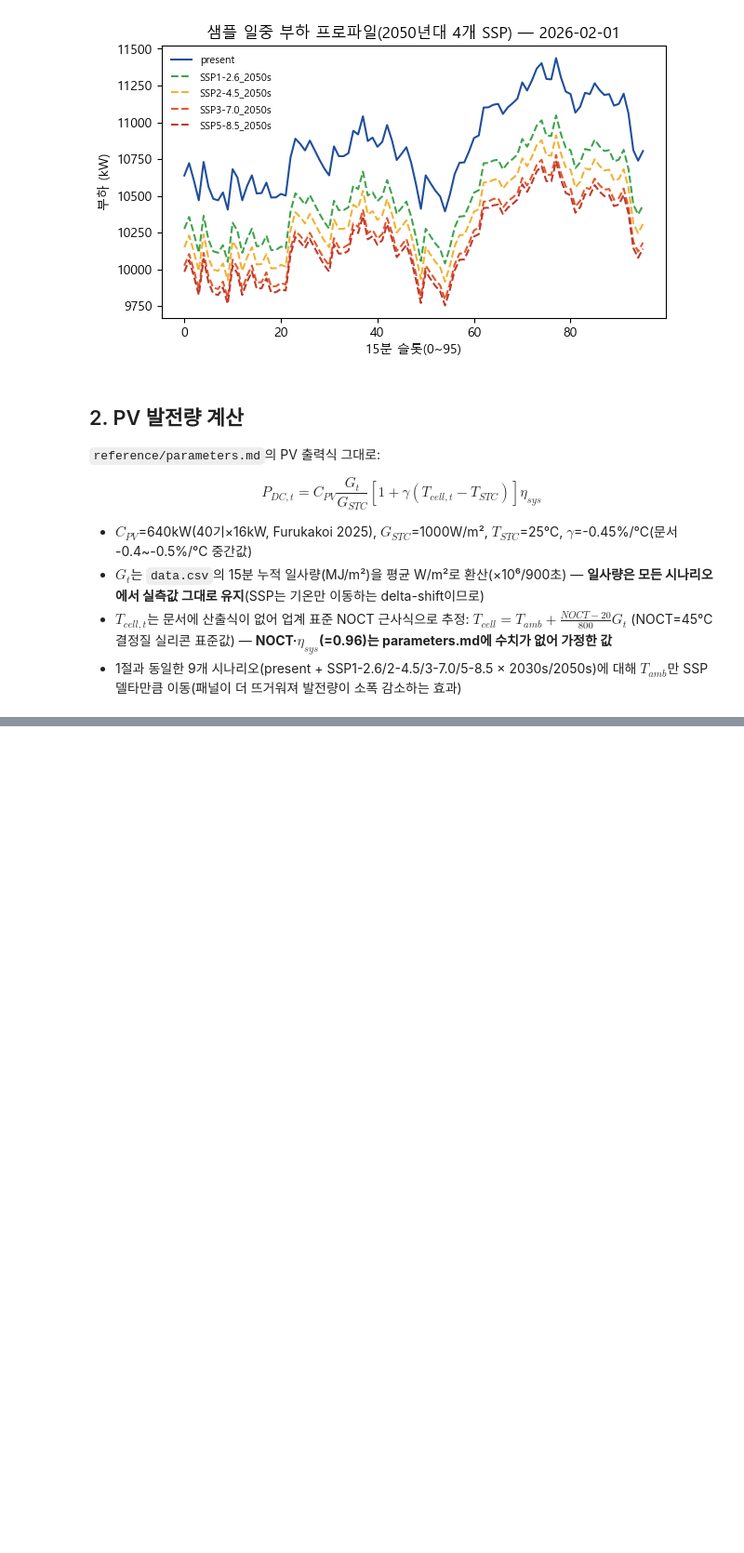
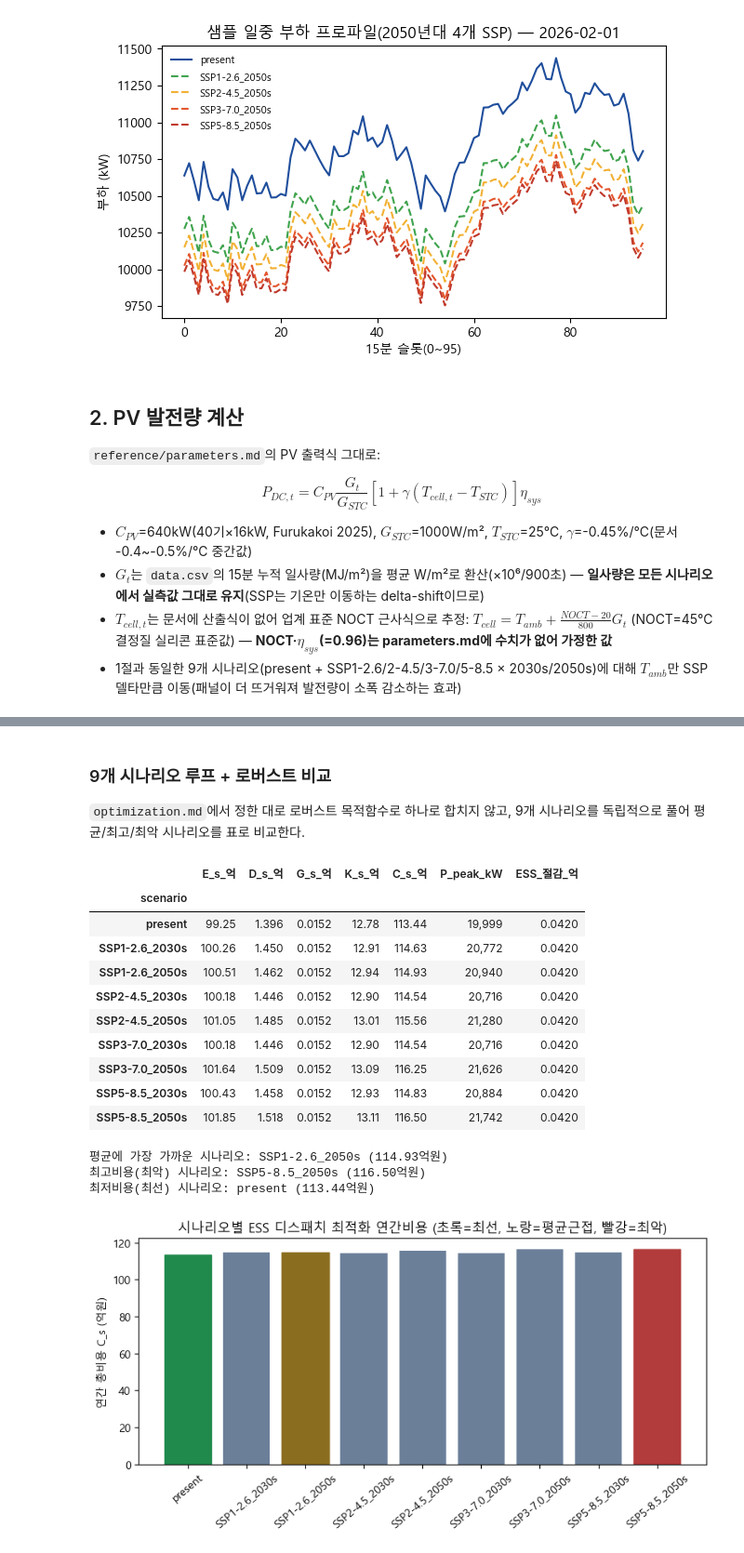
Before and after one commit to pjw040702/RobustEMS, a Jupyter notebook: ess_pv_pipeline.ipynb, the cells around one changed output, grey strips where cells are left out. Shown at 93% size. Cells and saved outputs as stored; diff of their text form; code cells hidden in the pictures; blank space fills up the shorter version.

```diff
--- a/ess_pv_pipeline.ipynb
+++ b/ess_pv_pipeline.ipynb
@@ -44,6 +44,7 @@ res_multi = smf.ols(multi_formula, data=est).fit(cov_type="HAC", cov_kwds={"maxl
 multi_smear = np.exp(res_multi.resid).mean()
 
 d15 = pd.read_csv("data/data.csv", parse_dates=["date"])   # 15분 실측(1년) -- 일중 패턴·PV 입력용
+d15["temp_c"] = d15["temp_c"].interpolate()   # 15분 자료 중 4개 타임스텝 결측 -> 선형보간 (PV·4단계 계산에 NaN 유입 방지)
 
 # SSP 델타: temperature_scenario_analysis.ipynb 2절, 수원시 격자값(경기도 기후변화 전망보고서, 기상청 2023)
 SSP_DELTA = {
@@ -243,0 +440,61 @@ pd.Series(ESS_PARAMS, name="값").to_frame()
+# %% [markdown]
+### 9개 시나리오 루프 + 로버스트 비교
+
+`optimization.md`에서 정한 대로 로버스트 목적함수로 하나로 합치지 않고, 9개 시나리오를 독립적으로
+풀어 평균/최고/최악 시나리오를 표로 비교한다.
+# %%
+# 4-4. 9개 시나리오 전부 풀기
+dispatch_rows = []
+dispatch_results = {}
+for scn in SCENARIOS:
+    l_kw = (load_15min[load_15min["scenario"] == scn].sort_values(["date", "slot"])["load_kw"].to_numpy())
+    p_kw = (pv[pv["scenario"] == scn].sort_values(["date", "slot"])["pv_kw"].to_numpy())
+    out = solve_dispatch(l_kw, p_kw, TARIFF)
+    dispatch_results[scn] = out
+
+    grid_noess = np.maximum(l_kw - p_kw, 0)
+    C0 = (np.sum(DT_H * TARIFF * grid_noess) + C_PEAK * grid_noess.max()
+          + np.sum(DT_H * grid_noess) / 1000 * CO2_FACTOR_KR * CARBON_PRICE)
+    dispatch_rows.append({
+        "scenario": scn, "E_s_억": out["E_s"] / 1e8, "D_s_억": out["D_s"] / 1e8,
+        "G_s_억": out["G_s"] / 1e8, "K_s_억": out["K_s"] / 1e8, "C_s_억": out["C_s"] / 1e8,
+        "P_peak_kW": out["P_peak"], "ESS_절감_억": (C0 - out["C_s"]) / 1e8,
+    })
+
+dispatch_df = pd.DataFrame(dispatch_rows).set_index("scenario").loc[list(SCENARIOS.keys())]
+display(dispatch_df.style.format({"E_s_억": "{:,.2f}", "D_s_억": "{:,.3f}", "G_s_억": "{:,.4f}",
+                                   "K_s_억": "{:,.2f}", "C_s_억": "{:,.2f}",
+                                   "P_peak_kW": "{:,.0f}", "ESS_절감_억": "{:,.4f}"}))
+
+avg_scn = (dispatch_df["C_s_억"] - dispatch_df["C_s_억"].mean()).abs().idxmin()
+max_scn = dispatch_df["C_s_억"].idxmax()
+min_scn = dispatch_df["C_s_억"].idxmin()
+print(f"평균에 가장 가까운 시나리오: {avg_scn} ({dispatch_df.loc[avg_scn, 'C_s_억']:.2f}억원)")
+print(f"최고비용(최악) 시나리오: {max_scn} ({dispatch_df.loc[max_scn, 'C_s_억']:.2f}억원)")
+print(f"최저비용(최선) 시나리오: {min_scn} ({dispatch_df.loc[min_scn, 'C_s_억']:.2f}억원)")
+
+fig, ax = plt.subplots(figsize=(8, 4.2))
+ax.bar(dispatch_df.index, dispatch_df["C_s_억"], color="#6b7f99")
+for scn, c in zip([min_scn, avg_scn, max_scn], ["#1f8a4c", "#8a6d1f", "#b23b3b"]):
+    ax.get_children()[list(dispatch_df.index).index(scn)].set_color(c)
+ax.set_ylabel("연간 총비용 C_s (억원)")
+ax.set_title("시나리오별 ESS 디스패치 최적화 연간비용 (초록=최선, 노랑=평균근접, 빨강=최악)")
+ax.tick_params(axis="x", rotation=40)
+plt.tight_layout()
+plt.show()
+# %% [output]
+|  | E_s_억 | D_s_억 | G_s_억 | K_s_억 | C_s_억 | P_peak_kW | ESS_절감_억 |
+| scenario |  |  |  |  |  |  |  |
+| present | 99.25 | 1.396 | 0.0152 | 12.78 | 113.44 | 19,999 | 0.0420 |
+| SSP1-2.6_2030s | 100.26 | 1.450 | 0.0152 | 12.91 | 114.63 | 20,772 | 0.0420 |
+| SSP1-2.6_2050s | 100.51 | 1.462 | 0.0152 | 12.94 | 114.93 | 20,940 | 0.0420 |
+| SSP2-4.5_2030s | 100.18 | 1.446 | 0.0152 | 12.90 | 114.54 | 20,716 | 0.0420 |
+| SSP2-4.5_2050s | 101.05 | 1.485 | 0.0152 | 13.01 | 115.56 | 21,280 | 0.0420 |
+| SSP3-7.0_2030s | 100.18 | 1.446 | 0.0152 | 12.90 | 114.54 | 20,716 | 0.0420 |
+| SSP3-7.0_2050s | 101.64 | 1.509 | 0.0152 | 13.09 | 116.25 | 21,626 | 0.0420 |
+| SSP5-8.5_2030s | 100.43 | 1.458 | 0.0152 | 12.93 | 114.83 | 20,884 | 0.0420 |
+| SSP5-8.5_2050s | 101.85 | 1.518 | 0.0152 | 13.11 | 116.50 | 21,742 | 0.0420 |
+평균에 가장 가까운 시나리오: SSP1-2.6_2050s (114.93억원)
+최고비용(최악) 시나리오: SSP5-8.5_2050s (116.50억원)
+최저비용(최선) 시나리오: present (113.44억원)
+[figure, added]
```
Also changed, not shown: parts of 10 cells of this notebook.
